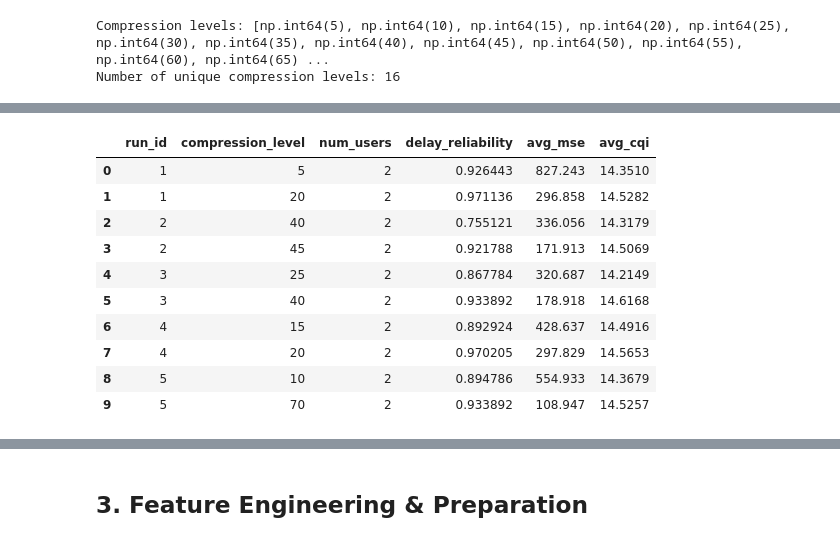
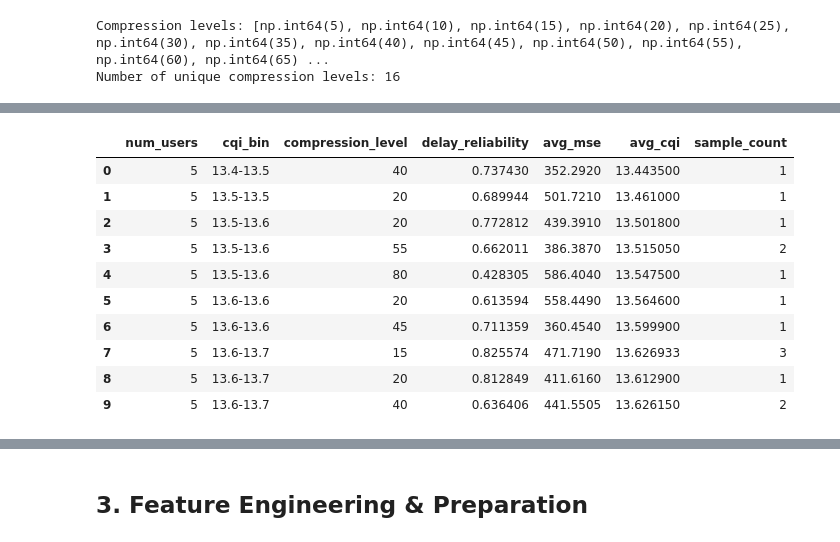
Before and after one commit to Shreya7860/NASCX, a Jupyter notebook: simu5g-1.3.0/simulations/NR/xr/compressionML.ipynb, the cells around one changed output, grey strips where cells are left out. Cells and saved outputs as stored; diff of their text form; code cells hidden in the pictures.

```diff
--- a/simu5g-1.3.0/simulations/NR/xr/compressionML.ipynb
+++ b/simu5g-1.3.0/simulations/NR/xr/compressionML.ipynb
@@ -72,11 +80,11 @@ If no compression level meets reliability, we pick the one with highest reliabil
 # %%
 def find_optimal_compression(group):
     """
-    Find optimal compression for a given (run_id, num_users) scenario.
-    Returns the compression level with lowest MSE among those with >=99% reliability.
+    Find optimal compression for a given (num_users, cqi_bin) scenario.
+    Returns the compression level with lowest MSE among those with >=80% reliability.
     Falls back to highest reliability if none meet threshold.
     """
-    RELIABILITY_THRESHOLD = 0.99
+    RELIABILITY_THRESHOLD = 0.80
 
     # Filter rows meeting reliability constraint
     reliable = group[group['delay_reliability'] >= RELIABILITY_THRESHOLD]
@@ -86,28 +94,44 @@ def find_optimal_compression(group):
         best_row = reliable.loc[reliable['avg_mse'].idxmin()]
     else:
         # Fallback: pick highest reliability
-        best_row = group.loc[group['delay_reliability'].idxmax()]
+        # Handle potential all-NA case by using dropna first
+        valid_rows = group.dropna(subset=['delay_reliability'])
+        if len(valid_rows) > 0:
+            best_row = valid_rows.loc[valid_rows['delay_reliability'].idxmax()]
+        else:
+            # If all NA, just return the first row's compression level
+            best_row = group.iloc[0]
 
     return best_row['compression_level']
 
-# Group by scenario and compute optimal compression
-# Each user in a scenario may have different CQI, so we aggregate per user
-optimal_per_row = []
+# Define CQI bins to discretize the avg_cqi values
+# CQI typically ranges from 0-15, but looking at our data, it's ~13-15
+# We'll create bins of width 0.5 to balance granularity and sample size
+CQI_BIN_WIDTH = 0.05
+cqi_min = df['avg_cqi'].min()
+cqi_max = df['avg_cqi'].max()
 
-# For each run, all users experience similar network conditions
-# We compute optimal compression per (run_id, compression_level) aggregated metrics
-# But since we predict per-user, we need to map based on run context
+# Create bin edges
+import numpy as np
+cqi_bins = np.arange(np.floor(cqi_min * 2) / 2, np.ceil(cqi_max * 2) / 2 + CQI_BIN_WIDTH, CQI_BIN_WIDTH)
+cqi_labels = [f"{cqi_bins[i]:.1f}-{cqi_bins[i+1]:.1f}" for i in range(len(cqi_bins)-1)]
 
-# Simpler approach: for each (run_id), find which compression level gives best QoE
-# considering all users' average performance
+# Assign each row to a CQI bin
+df['cqi_bin'] = pd.cut(df['avg_cqi'], bins=cqi_bins, labels=cqi_labels, include_lowest=True)
 
-run_optimal = df.groupby(['run_id', 'compression_level']).agg({
-    'num_users': 'first',
-    'delay_reliability': 'mean',  # Average reliability across users
-    'avg_mse': 'mean',             # Average MSE across users
-    'avg_cqi': 'mean'              # Average CQI across users
-}).reset_index()
+print(f"CQI bin edges: {cqi_bins}")
+print(f"CQI bin distribution:\n{df['cqi_bin'].value_counts().sort_index()}")
 
-print(f"Aggregated scenarios: {len(run_optimal)}")
-run_optimal.head(10)
+# Group by (num_users, cqi_bin, compression_level) and aggregate metrics
+# This aggregates similar scenarios together
+# Use observed=True to avoid FutureWarning and only include observed categories
+scenario_agg = df.groupby(['num_users', 'cqi_bin', 'compression_level'], observed=True).agg({
+    'delay_reliability': 'mean',  # Average reliability across all samples in bin
+    'avg_mse': 'mean',             # Average MSE across all samples in bin
+    'avg_cqi': 'mean',             # Mean CQI for reference
+    'run_id': 'count'              # Number of samples in this group
+}).rename(columns={'run_id': 'sample_count'}).reset_index()
+
+print(f"\nAggregated scenarios (num_users, cqi_bin, compression_level): {len(scenario_agg)}")
+scenario_agg.head(10)
 # %% [output]
@@ -115,12 +155,12 @@ Aggregated scenarios: 1109
-|  | run_id | compression_level | num_users | delay_reliability | avg_mse | avg_cqi |
-| 0 | 1 | 5 | 2 | 0.926443 | 827.243 | 14.3510 |
-| 1 | 1 | 20 | 2 | 0.971136 | 296.858 | 14.5282 |
-| 2 | 2 | 40 | 2 | 0.755121 | 336.056 | 14.3179 |
-| 3 | 2 | 45 | 2 | 0.921788 | 171.913 | 14.5069 |
-| 4 | 3 | 25 | 2 | 0.867784 | 320.687 | 14.2149 |
-| 5 | 3 | 40 | 2 | 0.933892 | 178.918 | 14.6168 |
-| 6 | 4 | 15 | 2 | 0.892924 | 428.637 | 14.4916 |
-| 7 | 4 | 20 | 2 | 0.970205 | 297.829 | 14.5653 |
-| 8 | 5 | 10 | 2 | 0.894786 | 554.933 | 14.3679 |
-| 9 | 5 | 70 | 2 | 0.933892 | 108.947 | 14.5257 |
+|  | num_users | cqi_bin | compression_level | delay_reliability | avg_mse | avg_cqi | sample_count |
+| 0 | 5 | 13.4-13.5 | 40 | 0.737430 | 352.2920 | 13.443500 | 1 |
+| 1 | 5 | 13.5-13.5 | 20 | 0.689944 | 501.7210 | 13.461000 | 1 |
+| 2 | 5 | 13.5-13.6 | 20 | 0.772812 | 439.3910 | 13.501800 | 1 |
+| 3 | 5 | 13.5-13.6 | 55 | 0.662011 | 386.3870 | 13.515050 | 2 |
+| 4 | 5 | 13.5-13.6 | 80 | 0.428305 | 586.4040 | 13.547500 | 1 |
+| 5 | 5 | 13.6-13.6 | 20 | 0.613594 | 558.4490 | 13.564600 | 1 |
+| 6 | 5 | 13.6-13.6 | 45 | 0.711359 | 360.4540 | 13.599900 | 1 |
+| 7 | 5 | 13.6-13.7 | 15 | 0.825574 | 471.7190 | 13.626933 | 3 |
+| 8 | 5 | 13.6-13.7 | 20 | 0.812849 | 411.6160 | 13.612900 | 1 |
+| 9 | 5 | 13.6-13.7 | 40 | 0.636406 | 441.5505 | 13.626150 | 2 |
 # %%
```
Also changed, not shown: parts of 18 cells of this notebook, 33 other files.
